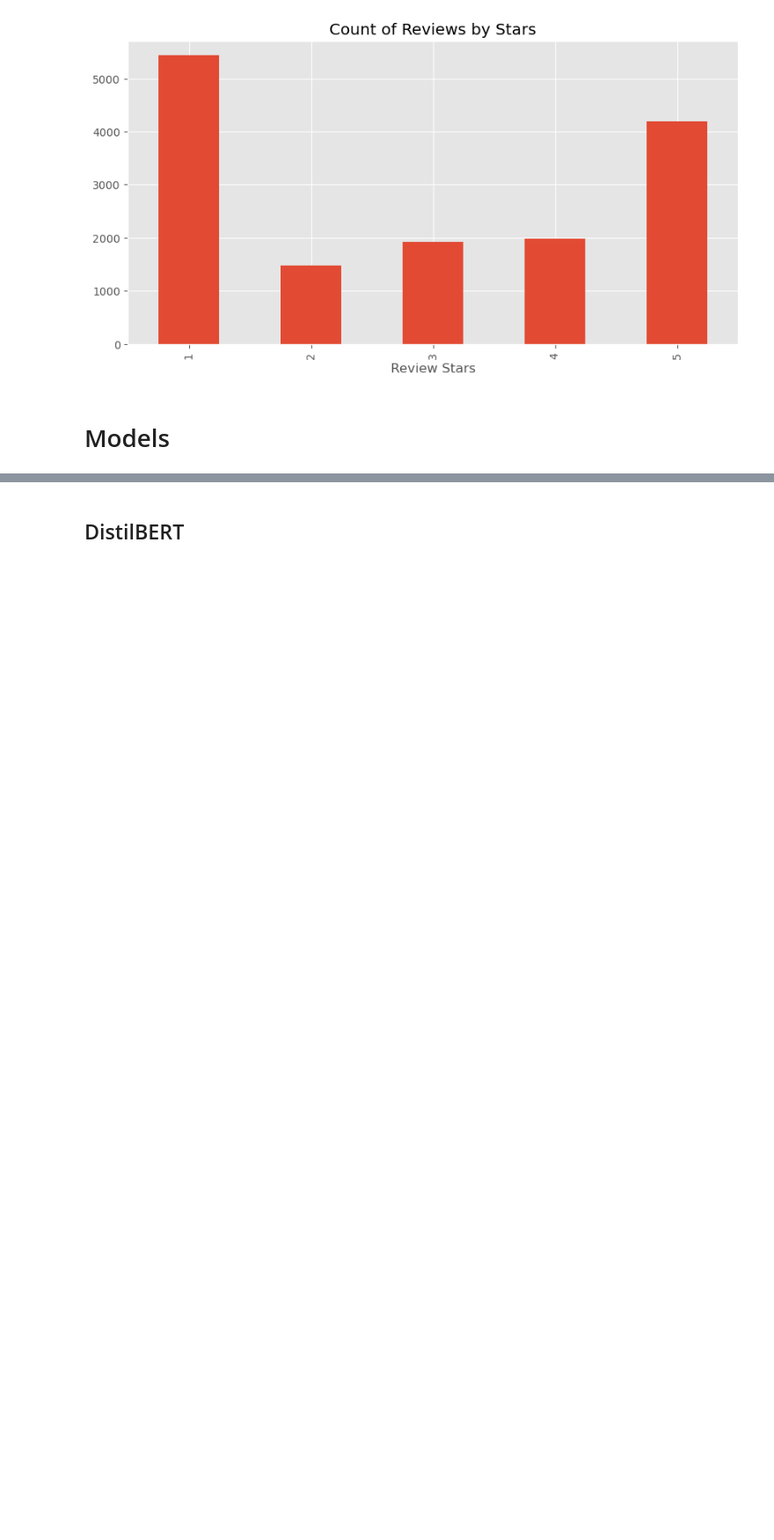
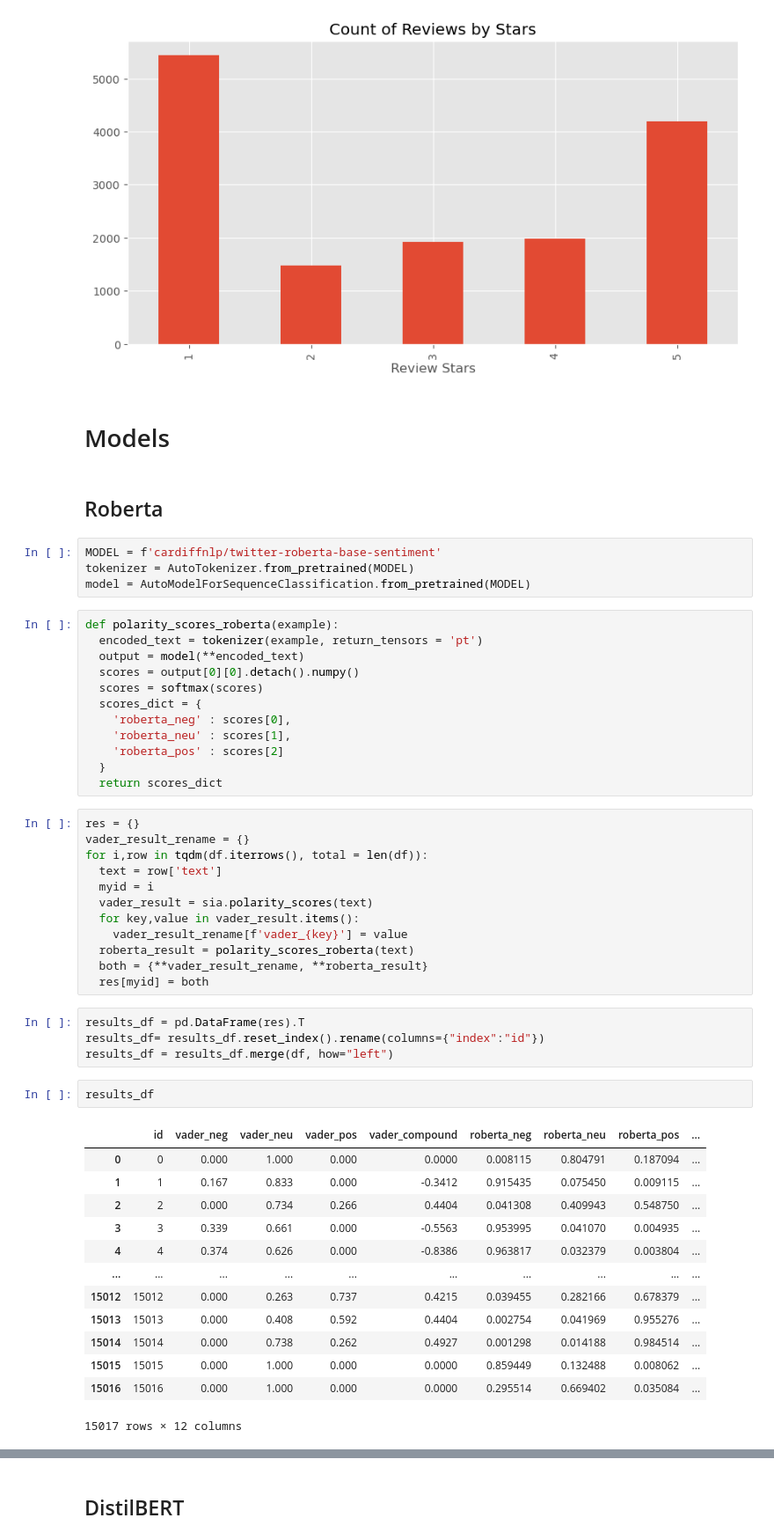
Before and after one commit to errhythm/BDFoodAppSentiment, a Jupyter notebook: BDFoodAppSentiment.ipynb, the cells around one changed output, grey strips where cells are left out. Shown at 88% size. Saved outputs shown, nothing was run; the diff lists cells and outputs as text; blank space fills up the shorter version.

```diff
--- a/BDFoodAppSentiment.ipynb
+++ b/BDFoodAppSentiment.ipynb
@@ -86,3 +86,53 @@ plt.show()
 [figure]
 # %% [markdown]
 # Models
+# %% [markdown]
+## Roberta
+# %%
+MODEL = f'cardiffnlp/twitter-roberta-base-sentiment'
+tokenizer = AutoTokenizer.from_pretrained(MODEL)
+model = AutoModelForSequenceClassification.from_pretrained(MODEL)
+# %%
+def polarity_scores_roberta(example):
+  encoded_text = tokenizer(example, return_tensors = 'pt')
+  output = model(**encoded_text)
+  scores = output[0][0].detach().numpy()
+  scores = softmax(scores)
+  scores_dict = {
+    'roberta_neg' : scores[0],
+    'roberta_neu' : scores[1],
+    'roberta_pos' : scores[2]
+  }
+  return scores_dict
+# %%
+res = {}
+vader_result_rename = {}
+for i,row in tqdm(df.iterrows(), total = len(df)):
+  text = row['text']
+  myid = i
+  vader_result = sia.polarity_scores(text)
+  for key,value in vader_result.items():
+    vader_result_rename[f'vader_{key}'] = value
+  roberta_result = polarity_scores_roberta(text)
+  both = {**vader_result_rename, **roberta_result}
+  res[myid] = both
+# %%
+results_df = pd.DataFrame(res).T
+results_df= results_df.reset_index().rename(columns={"index":"id"})
+results_df = results_df.merge(df, how="left")
+# %%
+results_df
+# %% [output]
+|  | id | vader_neg | vader_neu | vader_pos | vader_compound | roberta_neg | roberta_neu | roberta_pos | ... |
+| 0 | 0 | 0.000 | 1.000 | 0.000 | 0.0000 | 0.008115 | 0.804791 | 0.187094 | ... |
+| 1 | 1 | 0.167 | 0.833 | 0.000 | -0.3412 | 0.915435 | 0.075450 | 0.009115 | ... |
+| 2 | 2 | 0.000 | 0.734 | 0.266 | 0.4404 | 0.041308 | 0.409943 | 0.548750 | ... |
+| 3 | 3 | 0.339 | 0.661 | 0.000 | -0.5563 | 0.953995 | 0.041070 | 0.004935 | ... |
+| 4 | 4 | 0.374 | 0.626 | 0.000 | -0.8386 | 0.963817 | 0.032379 | 0.003804 | ... |
+| ... | ... | ... | ... | ... | ... | ... | ... | ... | ... |
+| 15012 | 15012 | 0.000 | 0.263 | 0.737 | 0.4215 | 0.039455 | 0.282166 | 0.678379 | ... |
+| 15013 | 15013 | 0.000 | 0.408 | 0.592 | 0.4404 | 0.002754 | 0.041969 | 0.955276 | ... |
+| 15014 | 15014 | 0.000 | 0.738 | 0.262 | 0.4927 | 0.001298 | 0.014188 | 0.984514 | ... |
+| 15015 | 15015 | 0.000 | 1.000 | 0.000 | 0.0000 | 0.859449 | 0.132488 | 0.008062 | ... |
+| 15016 | 15016 | 0.000 | 1.000 | 0.000 | 0.0000 | 0.295514 | 0.669402 | 0.035084 | ... |
+15017 rows × 12 columns
```
Also changed, not shown: parts of 15 cells of this notebook.
